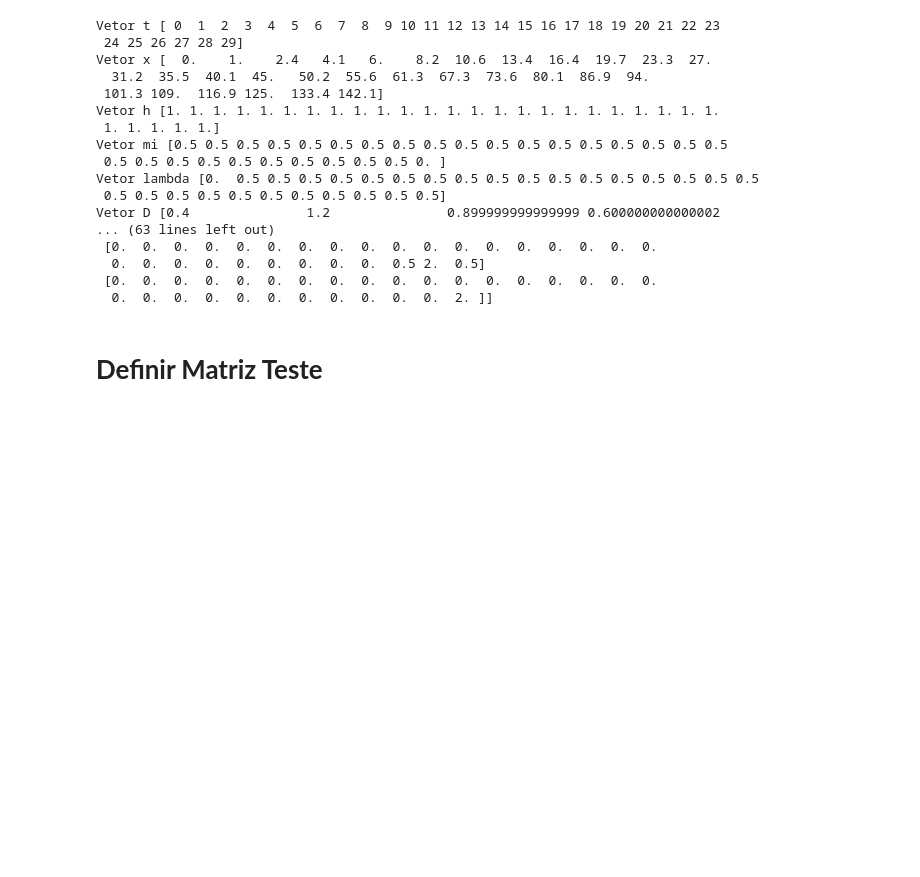
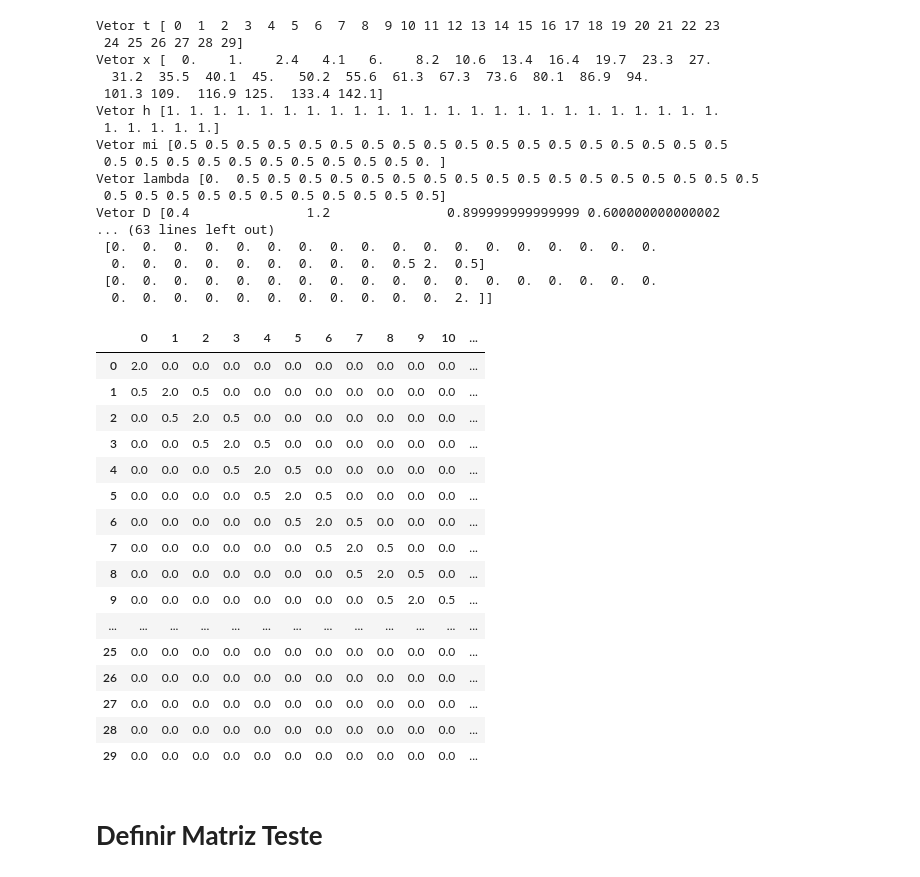
Before and after one commit to johngarrido/MCTB009-17, a Jupyter notebook: exercises_resolution.ipynb, the cells around one changed output. Cells and saved outputs as stored; diff of their text form; code cells hidden in the pictures; blank space fills up the shorter version.

```diff
--- a/exercises_resolution.ipynb
+++ b/exercises_resolution.ipynb
@@ -4,7 +4,10 @@
 import numpy as np
 import sys
 from scipy import linalg
+import pandas as pd
 
+
+pd.options.display.max_columns = None
 np.set_printoptions(precision=15,suppress=False,threshold=sys.maxsize)
 
 ## parametros do teste n = tamanho da amostra, ini = x0 e fim = xn
@@ -93,6 +96,32 @@ Vetor D [0.4               1.2               0.899999999999999 0.600000000000002
   0.  0.  0.  0.  0.  0.  0.  0.  0.  0.5 2.  0.5]
  [0.  0.  0.  0.  0.  0.  0.  0.  0.  0.  0.  0.  0.  0.  0.  0.  0.  0.
   0.  0.  0.  0.  0.  0.  0.  0.  0.  0.  0.  2. ]]
+# %%
+##Printando o Output da Definição da Matrix com o Pandas (Melhor Visualização)
+
+pd.set_option('precision', 1)
+
+df = pd.DataFrame(A)
+
+df
+# %% [output]
+|  | 0 | 1 | 2 | 3 | 4 | 5 | 6 | 7 | 8 | 9 | 10 | ... |
+| 0 | 2.0 | 0.0 | 0.0 | 0.0 | 0.0 | 0.0 | 0.0 | 0.0 | 0.0 | 0.0 | 0.0 | ... |
+| 1 | 0.5 | 2.0 | 0.5 | 0.0 | 0.0 | 0.0 | 0.0 | 0.0 | 0.0 | 0.0 | 0.0 | ... |
+| 2 | 0.0 | 0.5 | 2.0 | 0.5 | 0.0 | 0.0 | 0.0 | 0.0 | 0.0 | 0.0 | 0.0 | ... |
+| 3 | 0.0 | 0.0 | 0.5 | 2.0 | 0.5 | 0.0 | 0.0 | 0.0 | 0.0 | 0.0 | 0.0 | ... |
+| 4 | 0.0 | 0.0 | 0.0 | 0.5 | 2.0 | 0.5 | 0.0 | 0.0 | 0.0 | 0.0 | 0.0 | ... |
+| 5 | 0.0 | 0.0 | 0.0 | 0.0 | 0.5 | 2.0 | 0.5 | 0.0 | 0.0 | 0.0 | 0.0 | ... |
+| 6 | 0.0 | 0.0 | 0.0 | 0.0 | 0.0 | 0.5 | 2.0 | 0.5 | 0.0 | 0.0 | 0.0 | ... |
+| 7 | 0.0 | 0.0 | 0.0 | 0.0 | 0.0 | 0.0 | 0.5 | 2.0 | 0.5 | 0.0 | 0.0 | ... |
+| 8 | 0.0 | 0.0 | 0.0 | 0.0 | 0.0 | 0.0 | 0.0 | 0.5 | 2.0 | 0.5 | 0.0 | ... |
+| 9 | 0.0 | 0.0 | 0.0 | 0.0 | 0.0 | 0.0 | 0.0 | 0.0 | 0.5 | 2.0 | 0.5 | ... |
+| ... | ... | ... | ... | ... | ... | ... | ... | ... | ... | ... | ... | ... |
+| 25 | 0.0 | 0.0 | 0.0 | 0.0 | 0.0 | 0.0 | 0.0 | 0.0 | 0.0 | 0.0 | 0.0 | ... |
+| 26 | 0.0 | 0.0 | 0.0 | 0.0 | 0.0 | 0.0 | 0.0 | 0.0 | 0.0 | 0.0 | 0.0 | ... |
+| 27 | 0.0 | 0.0 | 0.0 | 0.0 | 0.0 | 0.0 | 0.0 | 0.0 | 0.0 | 0.0 | 0.0 | ... |
+| 28 | 0.0 | 0.0 | 0.0 | 0.0 | 0.0 | 0.0 | 0.0 | 0.0 | 0.0 | 0.0 | 0.0 | ... |
+| 29 | 0.0 | 0.0 | 0.0 | 0.0 | 0.0 | 0.0 | 0.0 | 0.0 | 0.0 | 0.0 | 0.0 | ... |
 # %% [markdown]
 # **Definir Matriz Teste**
 # %%
```
Also changed, not shown: parts of 6 cells of this notebook.
